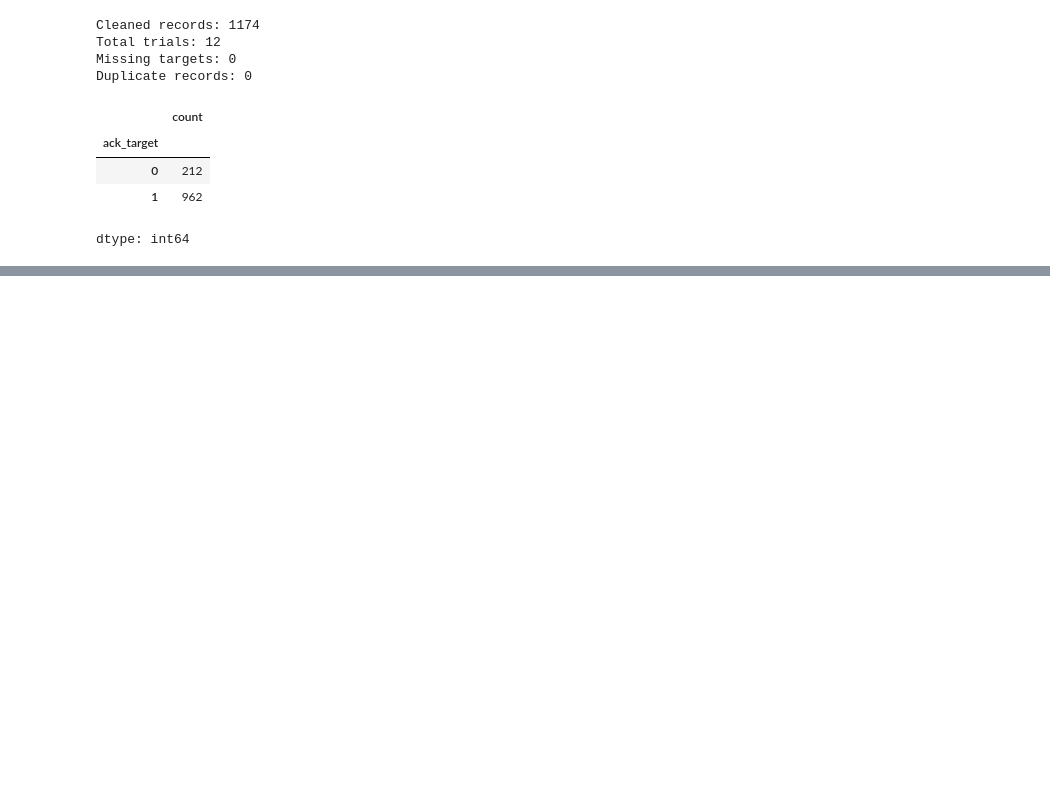
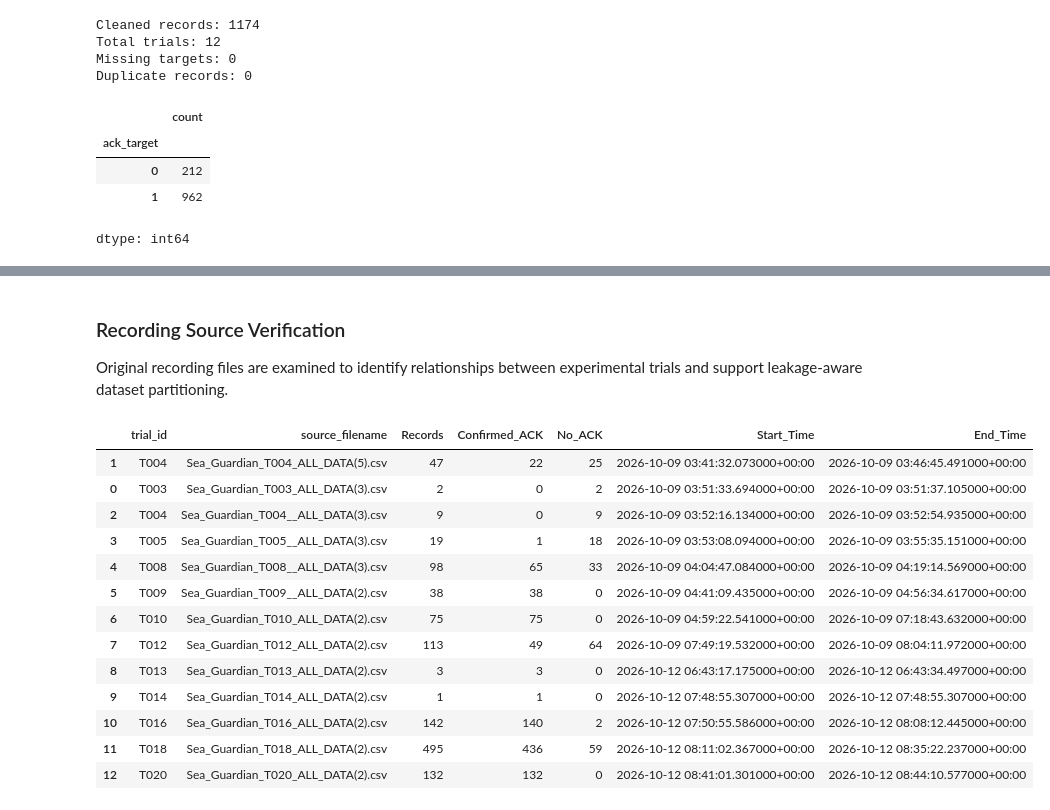
Before and after one commit to VirajKosala/Intelligent-Link-Quality-Prediction, a Jupyter notebook: Intelligent_Link_Quality_Prediction.ipynb, the cells around one changed output, grey strips where cells are left out. Cells and saved outputs as stored; diff of their text form; code cells hidden in the pictures; blank space fills up the shorter version.

```diff
--- a/Intelligent_Link_Quality_Prediction.ipynb
+++ b/Intelligent_Link_Quality_Prediction.ipynb
@@ -809,0 +896,42 @@ dtype: int64
+# %% [markdown]
+
+### Recording Source Verification
+
+Original recording files are examined to identify relationships between experimental trials and support leakage-aware dataset partitioning.
+# %%
+
+source_summary = clean_df.groupby(
+    ["trial_id", "source_filename"],
+    dropna=False
+).agg(
+    Records=("ack_target", "size"),
+    Confirmed_ACK=("ack_target", "sum"),
+    Start_Time=("pc_timestamp", "min"),
+    End_Time=("pc_timestamp", "max")
+).reset_index()
+
+source_summary["No_ACK"] = (
+    source_summary["Records"] - source_summary["Confirmed_ACK"]
+)
+
+display(
+    source_summary[
+        ["trial_id", "source_filename", "Records",
+         "Confirmed_ACK", "No_ACK", "Start_Time", "End_Time"]
+    ].sort_values(["Start_Time", "trial_id"])
+)
+# %% [output]
+|  | trial_id | source_filename | Records | Confirmed_ACK | No_ACK | Start_Time | End_Time |
+| 1 | T004 | Sea_Guardian_T004_ALL_DATA(5).csv | 47 | 22 | 25 | 2026-10-09 03:41:32.073000+00:00 | 2026-10-09 03:46:45.491000+00:00 |
+| 0 | T003 | Sea_Guardian_T003_ALL_DATA(3).csv | 2 | 0 | 2 | 2026-10-09 03:51:33.694000+00:00 | 2026-10-09 03:51:37.105000+00:00 |
+| 2 | T004 | Sea_Guardian_T004__ALL_DATA(3).csv | 9 | 0 | 9 | 2026-10-09 03:52:16.134000+00:00 | 2026-10-09 03:52:54.935000+00:00 |
+| 3 | T005 | Sea_Guardian_T005__ALL_DATA(3).csv | 19 | 1 | 18 | 2026-10-09 03:53:08.094000+00:00 | 2026-10-09 03:55:35.151000+00:00 |
+| 4 | T008 | Sea_Guardian_T008__ALL_DATA(3).csv | 98 | 65 | 33 | 2026-10-09 04:04:47.084000+00:00 | 2026-10-09 04:19:14.569000+00:00 |
+| 5 | T009 | Sea_Guardian_T009__ALL_DATA(2).csv | 38 | 38 | 0 | 2026-10-09 04:41:09.435000+00:00 | 2026-10-09 04:56:34.617000+00:00 |
+| 6 | T010 | Sea_Guardian_T010_ALL_DATA(2).csv | 75 | 75 | 0 | 2026-10-09 04:59:22.541000+00:00 | 2026-10-09 07:18:43.632000+00:00 |
+| 7 | T012 | Sea_Guardian_T012_ALL_DATA(2).csv | 113 | 49 | 64 | 2026-10-09 07:49:19.532000+00:00 | 2026-10-09 08:04:11.972000+00:00 |
+| 8 | T013 | Sea_Guardian_T013_ALL_DATA(2).csv | 3 | 3 | 0 | 2026-10-12 06:43:17.175000+00:00 | 2026-10-12 06:43:34.497000+00:00 |
+| 9 | T014 | Sea_Guardian_T014_ALL_DATA(2).csv | 1 | 1 | 0 | 2026-10-12 07:48:55.307000+00:00 | 2026-10-12 07:48:55.307000+00:00 |
+| 10 | T016 | Sea_Guardian_T016_ALL_DATA(2).csv | 142 | 140 | 2 | 2026-10-12 07:50:55.586000+00:00 | 2026-10-12 08:08:12.445000+00:00 |
+| 11 | T018 | Sea_Guardian_T018_ALL_DATA(2).csv | 495 | 436 | 59 | 2026-10-12 08:11:02.367000+00:00 | 2026-10-12 08:35:22.237000+00:00 |
+| 12 | T020 | Sea_Guardian_T020_ALL_DATA(2).csv | 132 | 132 | 0 | 2026-10-12 08:41:01.301000+00:00 | 2026-10-12 08:44:10.577000+00:00 |
```
Also changed, not shown: parts of 12 cells of this notebook.
